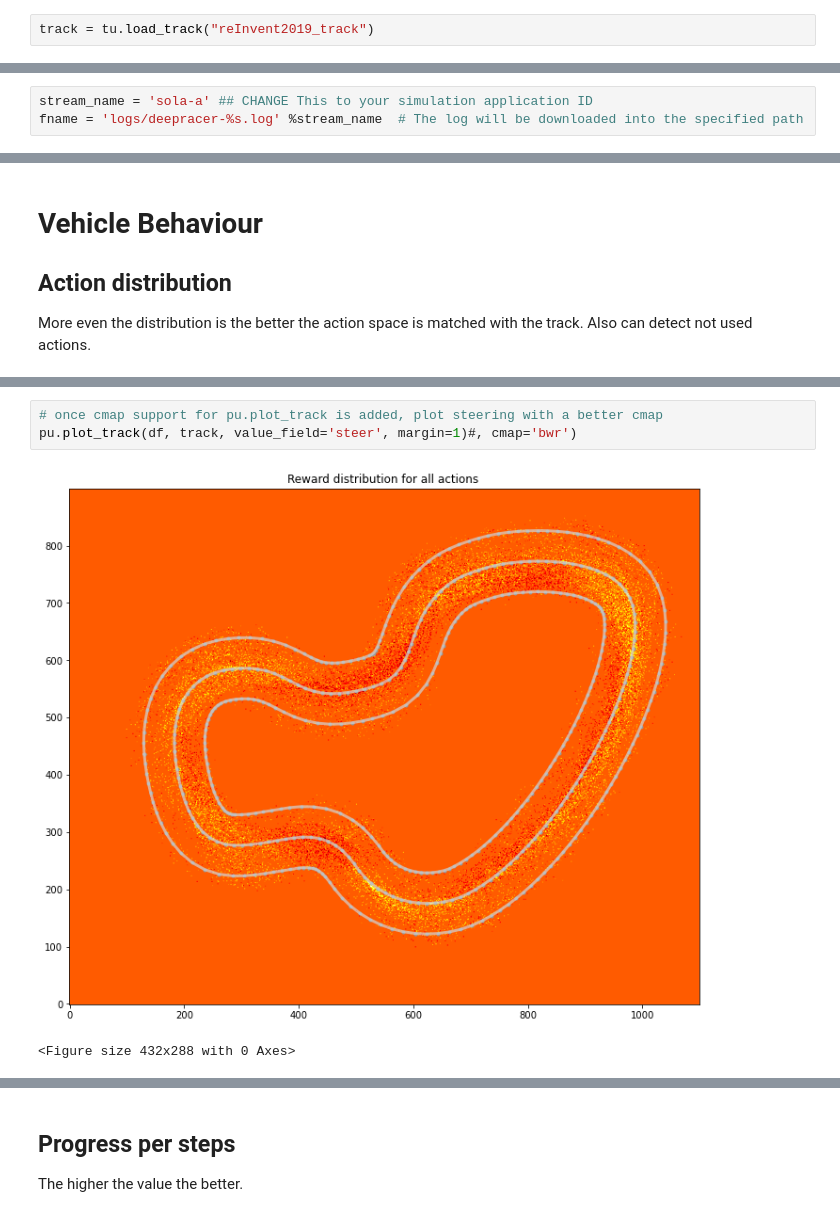
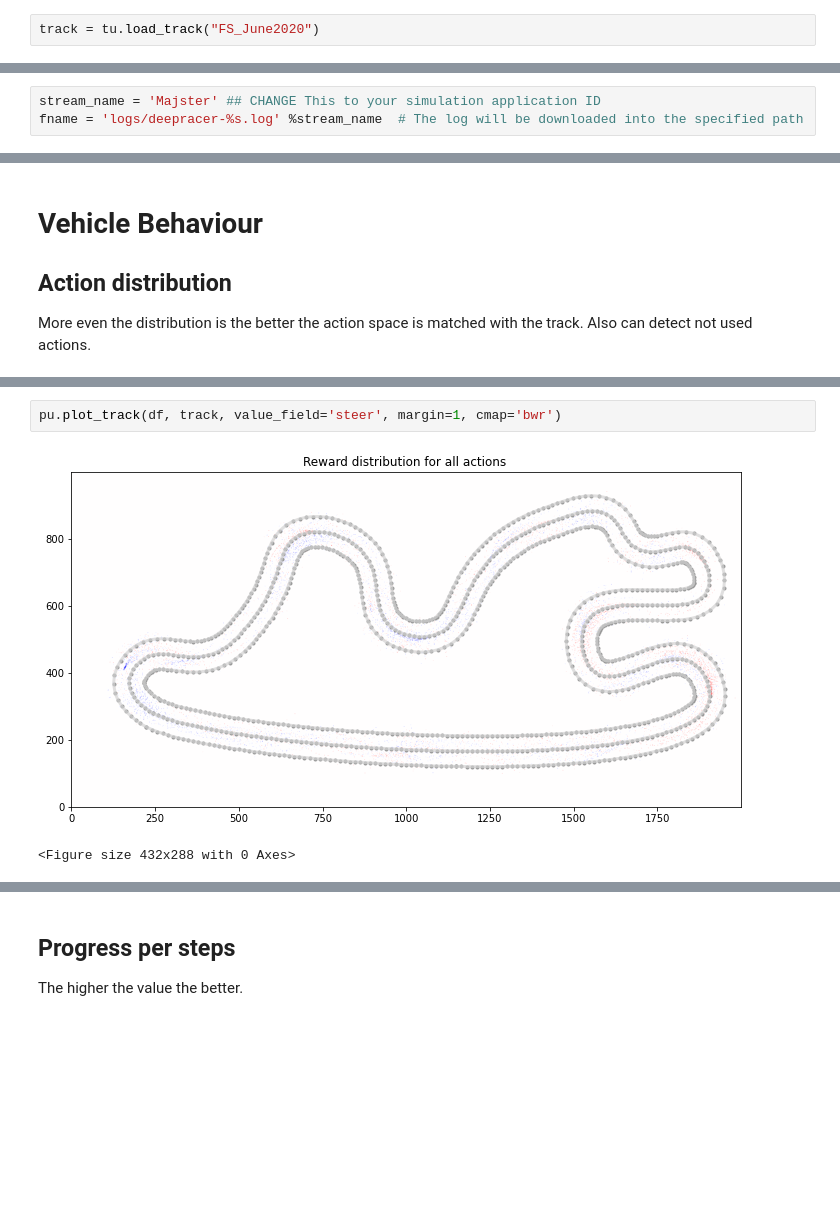
Before and after one commit to Maciej-GBS/dr-gummy, a Jupyter notebook: Essentials_analysis.ipynb, the cells around one changed output, grey strips where cells are left out. Cells and saved outputs as stored; diff of their text form; blank space fills up the shorter version.

Commit message:
Essentials support for alternative direction

```diff
--- a/Essentials_analysis.ipynb
+++ b/Essentials_analysis.ipynb
@@ -41,5 +42,5 @@ Mexico_track.npy                Virtual_May19_Train_track.npy
 # %%
 tu = TrackIO()
 # %%
-track = tu.load_track("reInvent2019_track")
+track = tu.load_track("FS_June2020")
 # %% [output]
@@ -94,5 +101,5 @@ sim-qmn0ksszgm3c SkodaX beta
 # %%
-stream_name = 'sola-a' ## CHANGE This to your simulation application ID
+stream_name = 'Majster' ## CHANGE This to your simulation application ID
 fname = 'logs/deepracer-%s.log' %stream_name  # The log will be downloaded into the specified path
 # %%
 cw.download_log(fname, stream_prefix=stream_name)  # add force=True if you downloaded the file before but want to repeat
@@ -165,8 +172,7 @@ plt.grid()
 # %%
-# once cmap support for pu.plot_track is added, plot steering with a better cmap
-pu.plot_track(df, track, value_field='steer', margin=1)#, cmap='bwr')
+pu.plot_track(df, track, value_field='steer', margin=1, cmap='bwr')
 # %% [output]
-[figure, old version]
+[figure, new version]
 <Figure size 432x288 with 0 Axes>
 # %%
 pu.plot_track(df, track, value_field='throttle', margin=1)
```
Also changed, not shown: parts of 32 cells of this notebook, 1 other file.
